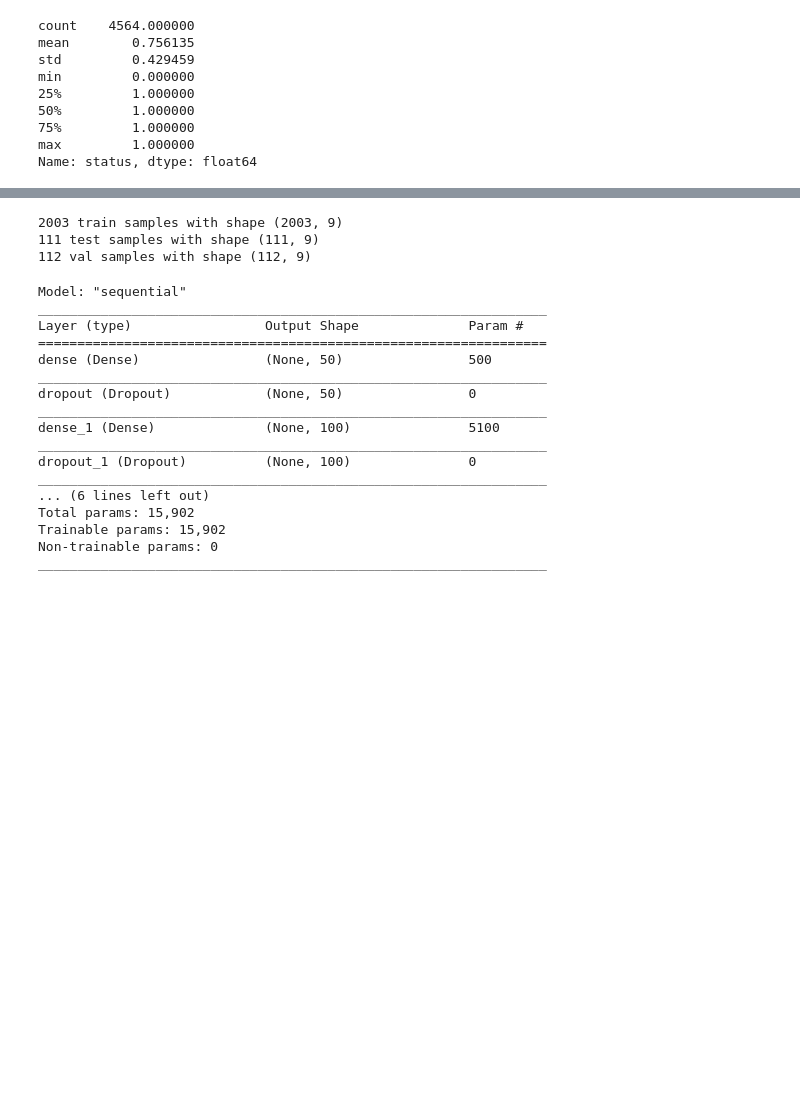
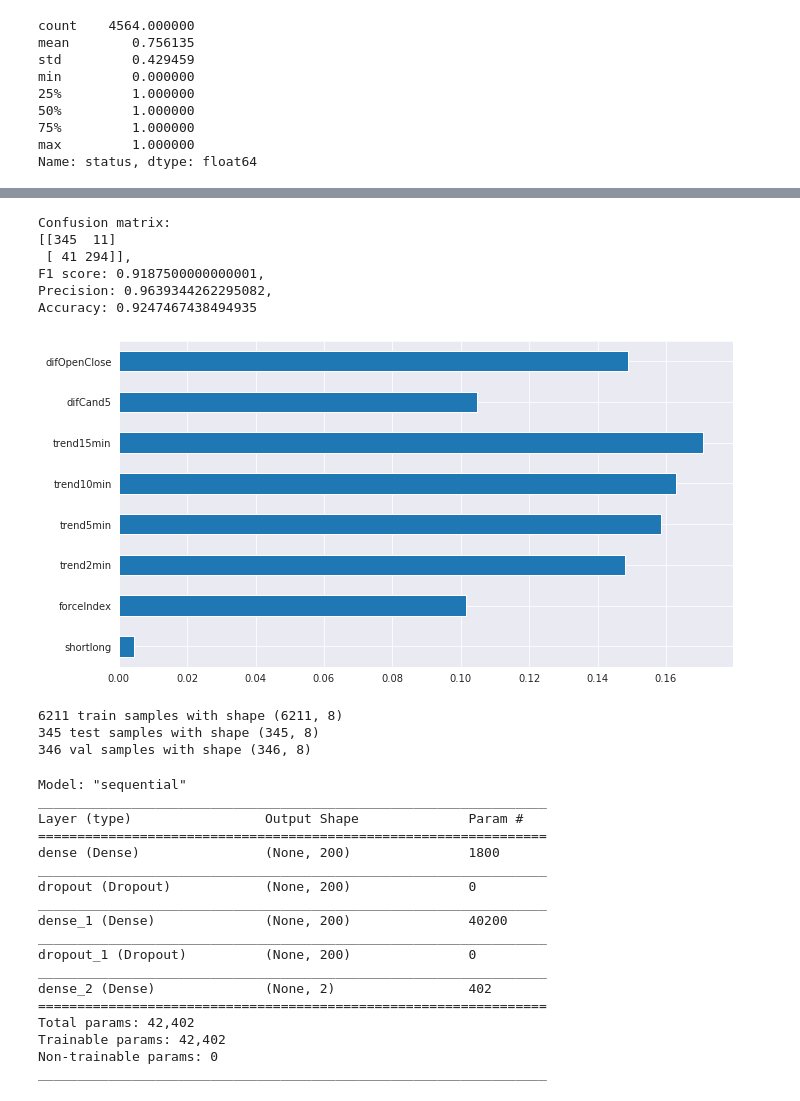
Before and after one commit to omkarudawant/Stock-movement-prediction, a Jupyter notebook: Stock Price Prediction.ipynb, the cells around one changed output, grey strips where cells are left out. Saved outputs shown, nothing was run; the diff lists cells and outputs as text; code cells hidden in the pictures; blank space fills up the shorter version.

```diff
--- a/Stock Price Prediction.ipynb
+++ b/Stock Price Prediction.ipynb
@@ -311,0 +231,3 @@ Wall time: 863 ms
+# %%
+rf_model = RandomForestClassifier()
+%time rf_model.fit(X_train, y_train)
@@ -312,8 +247,31 @@ Wall time: 863 ms
+# %%
+print(f'Confusion matrix:\n{metrics.confusion_matrix(y_test, predictions)}, \
+      \nF1 score: {metrics.f1_score(y_test, predictions)}, \
+      \nPrecision: {metrics.precision_score(y_test, predictions)}, \
+      \nAccuracy: {metrics.accuracy_score(y_test, predictions)}')
+# %% [output]
+Confusion matrix:
+[[345  11]
+ [ 41 294]],
+F1 score: 0.9187500000000001,
+Precision: 0.9639344262295082,
+Accuracy: 0.9247467438494935
+# %%
+feat_importances = pd.Series(rf_model.feature_importances_,
+                             index=['shortlong', 'forceIndex', 'trend2min', 'trend5min',
+                                    'trend10min', 'trend15min', 'difCand5', 'difOpenClose'])
+feat_importances.plot(kind='barh', figsize=(11,6))
+plt.show()
+# %% [output]
+[figure, added]
 # %%
 import tensorflow as tf
 # %%
-batch_size = 200
-input_features = 9
+X = StandardScaler().fit_transform(X)
+X_train, X_test, Y_train, Y_test = train_test_split(X, y, test_size=0.1)
+
+batch_size = 100
+input_features = X_train.shape[1]
 num_classes = 2
 epochs = 100
 
@@ -339,9 +297,9 @@ y_train = tf.keras.utils.to_categorical(Y_train)
 y_test = tf.keras.utils.to_categorical(y_test)
 y_val = tf.keras.utils.to_categorical(y_val)
 # %% [output]
-2003 train samples with shape (2003, 9)
-111 test samples with shape (111, 9)
-112 val samples with shape (112, 9)
+6211 train samples with shape (6211, 8)
+345 test samples with shape (345, 8)
+346 val samples with shape (346, 8)
 # %%
 try:
     if model:
@@ -350,20 +308,18 @@ except NameError:
     pass
 
 model = tf.keras.models.Sequential([
-    tf.keras.layers.Dense(50,
+    tf.keras.layers.Dense(200,
                           activation='relu',
                           input_shape=(input_features, )),
     tf.keras.layers.Dropout(0.3),
-    tf.keras.layers.Dense(100, activation='relu'),
-    tf.keras.layers.Dropout(0.2),
-    tf.keras.layers.Dense(100, activation='relu'),
-    tf.keras.layers.Dropout(0.1),
+    tf.keras.layers.Dense(200, activation='relu'),
+    tf.keras.layers.Dropout(0.3),
     tf.keras.layers.Dense(num_classes, activation='softmax')
 ])
 
 model.compile(loss='categorical_crossentropy',
-              optimizer=tf.keras.optimizers.Adam(learning_rate=0.0009),
-              metrics=['accuracy'])
+              optimizer=tf.keras.optimizers.SGD(learning_rate=0.0009, momentum=0.9),
+              metrics=[tf.metrics.Precision()])
 
 model.summary()
 # %% [output]
@@ -371,17 +327,18 @@ Model: "sequential"
 _________________________________________________________________
 Layer (type)                 Output Shape              Param #
 =================================================================
-dense (Dense)                (None, 50)                500
+dense (Dense)                (None, 200)               1800
 _________________________________________________________________
-dropout (Dropout)            (None, 50)                0
+dropout (Dropout)            (None, 200)               0
 _________________________________________________________________
-dense_1 (Dense)              (None, 100)               5100
+dense_1 (Dense)              (None, 200)               40200
 _________________________________________________________________
-dropout_1 (Dropout)          (None, 100)               0
+dropout_1 (Dropout)          (None, 200)               0
 _________________________________________________________________
-... (6 lines left out)
-Total params: 15,902
-Trainable params: 15,902
+dense_2 (Dense)              (None, 2)                 402
+=================================================================
+Total params: 42,402
+Trainable params: 42,402
 Non-trainable params: 0
 _________________________________________________________________
 # %%
```
Also changed, not shown: parts of 37 cells of this notebook.
